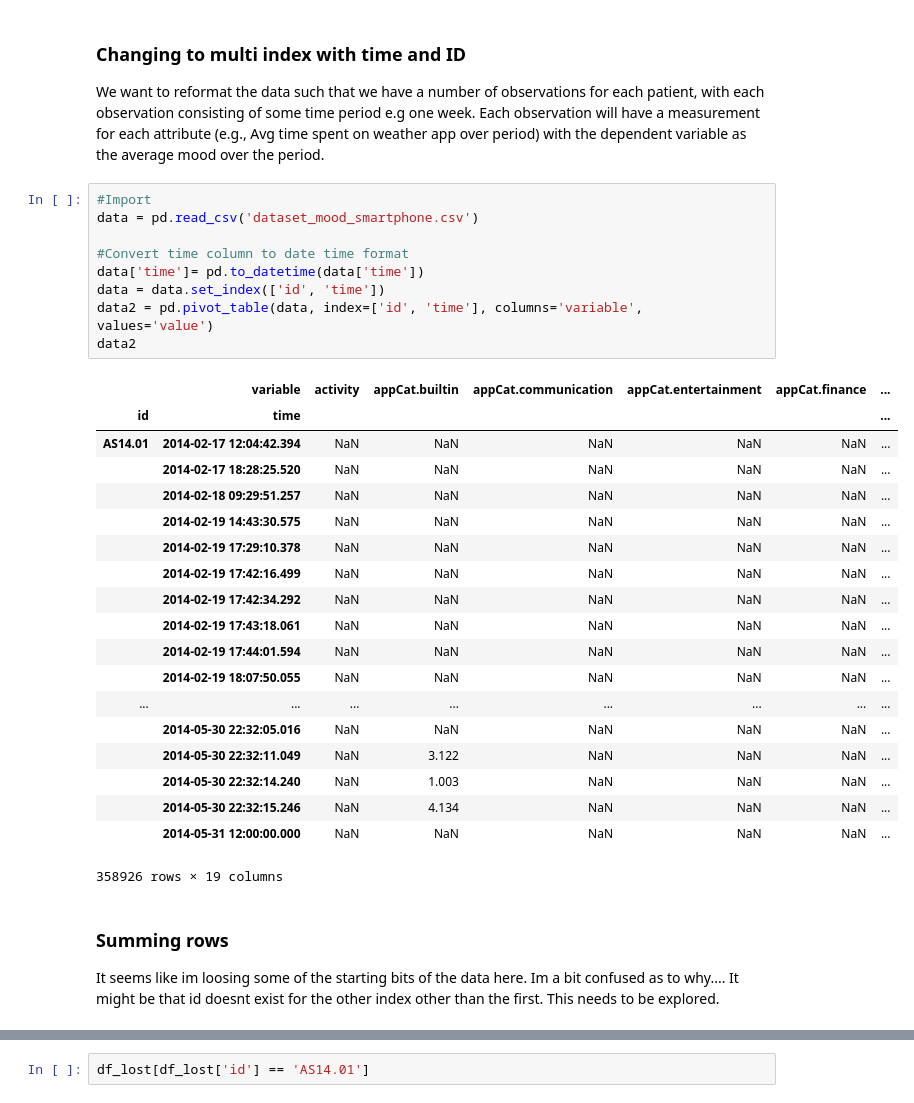
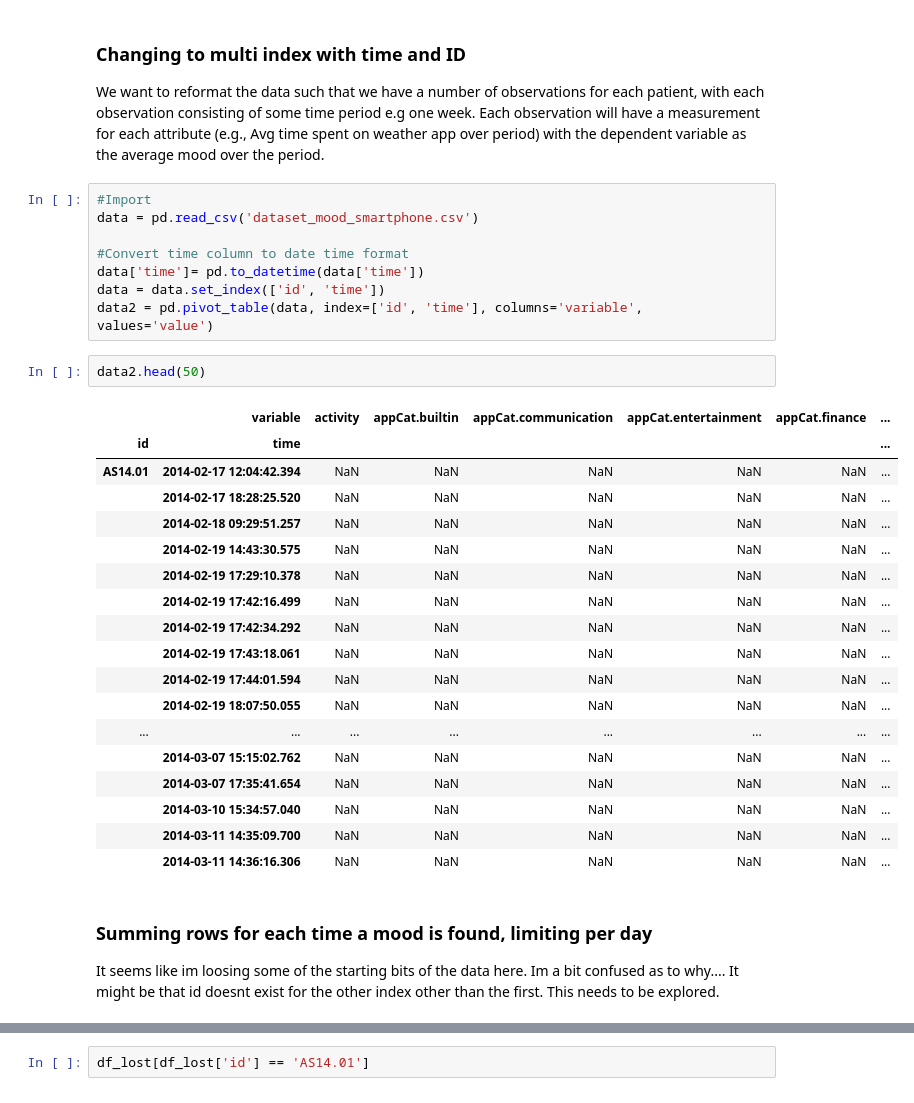
Before and after one commit to jelrae/dataMineAss1, a Jupyter notebook: DMT1-Jordan_Work.ipynb, the cells around one changed output, grey strips where cells are left out. Drawn from its saved outputs; the diff is of its cells as text.

```diff
--- a/DMT1-Jordan_Work.ipynb
+++ b/DMT1-Jordan_Work.ipynb
@@ -18,29 +18,29 @@ data = pd.read_csv('dataset_mood_smartphone.csv')
 data['time']= pd.to_datetime(data['time'])
 data = data.set_index(['id', 'time'])
 data2 = pd.pivot_table(data, index=['id', 'time'], columns='variable', values='value')
-data2
-# %% [output]
-|  | variable | activity | appCat.builtin | appCat.communication | appCat.entertainment | appCat.finance | ... |
-| id | time |  |  |  |  |  | ... |
-| AS14.01 | 2014-02-17 12:04:42.394 | NaN | NaN | NaN | NaN | NaN | ... |
-|  | 2014-02-17 18:28:25.520 | NaN | NaN | NaN | NaN | NaN | ... |
-|  | 2014-02-18 09:29:51.257 | NaN | NaN | NaN | NaN | NaN | ... |
-|  | 2014-02-19 14:43:30.575 | NaN | NaN | NaN | NaN | NaN | ... |
-|  | 2014-02-19 17:29:10.378 | NaN | NaN | NaN | NaN | NaN | ... |
-|  | 2014-02-19 17:42:16.499 | NaN | NaN | NaN | NaN | NaN | ... |
-|  | 2014-02-19 17:42:34.292 | NaN | NaN | NaN | NaN | NaN | ... |
-|  | 2014-02-19 17:43:18.061 | NaN | NaN | NaN | NaN | NaN | ... |
-|  | 2014-02-19 17:44:01.594 | NaN | NaN | NaN | NaN | NaN | ... |
-|  | 2014-02-19 18:07:50.055 | NaN | NaN | NaN | NaN | NaN | ... |
-| ... | ... | ... | ... | ... | ... | ... | ... |
-|  | 2014-05-30 22:32:05.016 | NaN | NaN | NaN | NaN | NaN | ... |
-|  | 2014-05-30 22:32:11.049 | NaN | 3.122 | NaN | NaN | NaN | ... |
-|  | 2014-05-30 22:32:14.240 | NaN | 1.003 | NaN | NaN | NaN | ... |
-|  | 2014-05-30 22:32:15.246 | NaN | 4.134 | NaN | NaN | NaN | ... |
-|  | 2014-05-31 12:00:00.000 | NaN | NaN | NaN | NaN | NaN | ... |
-358926 rows × 19 columns
+# %%
+data2.head(50)
+# %% [output]
+|  | variable | activity | appCat.builtin | appCat.communication | appCat.entertainment | appCat.finance | ... |
+| id | time |  |  |  |  |  | ... |
+| AS14.01 | 2014-02-17 12:04:42.394 | NaN | NaN | NaN | NaN | NaN | ... |
+|  | 2014-02-17 18:28:25.520 | NaN | NaN | NaN | NaN | NaN | ... |
+|  | 2014-02-18 09:29:51.257 | NaN | NaN | NaN | NaN | NaN | ... |
+|  | 2014-02-19 14:43:30.575 | NaN | NaN | NaN | NaN | NaN | ... |
+|  | 2014-02-19 17:29:10.378 | NaN | NaN | NaN | NaN | NaN | ... |
+|  | 2014-02-19 17:42:16.499 | NaN | NaN | NaN | NaN | NaN | ... |
+|  | 2014-02-19 17:42:34.292 | NaN | NaN | NaN | NaN | NaN | ... |
+|  | 2014-02-19 17:43:18.061 | NaN | NaN | NaN | NaN | NaN | ... |
+|  | 2014-02-19 17:44:01.594 | NaN | NaN | NaN | NaN | NaN | ... |
+|  | 2014-02-19 18:07:50.055 | NaN | NaN | NaN | NaN | NaN | ... |
+| ... | ... | ... | ... | ... | ... | ... | ... |
+|  | 2014-03-07 15:15:02.762 | NaN | NaN | NaN | NaN | NaN | ... |
+|  | 2014-03-07 17:35:41.654 | NaN | NaN | NaN | NaN | NaN | ... |
+|  | 2014-03-10 15:34:57.040 | NaN | NaN | NaN | NaN | NaN | ... |
+|  | 2014-03-11 14:35:09.700 | NaN | NaN | NaN | NaN | NaN | ... |
+|  | 2014-03-11 14:36:16.306 | NaN | NaN | NaN | NaN | NaN | ... |
 # %% [markdown]
-### Summing rows
+### Summing rows for each time a mood is found, limiting per day
 
 It seems like im loosing some of the starting bits of the data here.  Im a  bit confused as to why.... It might be that id doesnt exist for the other index other than the first.  This needs to be explored.
 # %%
```
Also changed, not shown: parts of 3 cells of this notebook, 2 other files.
